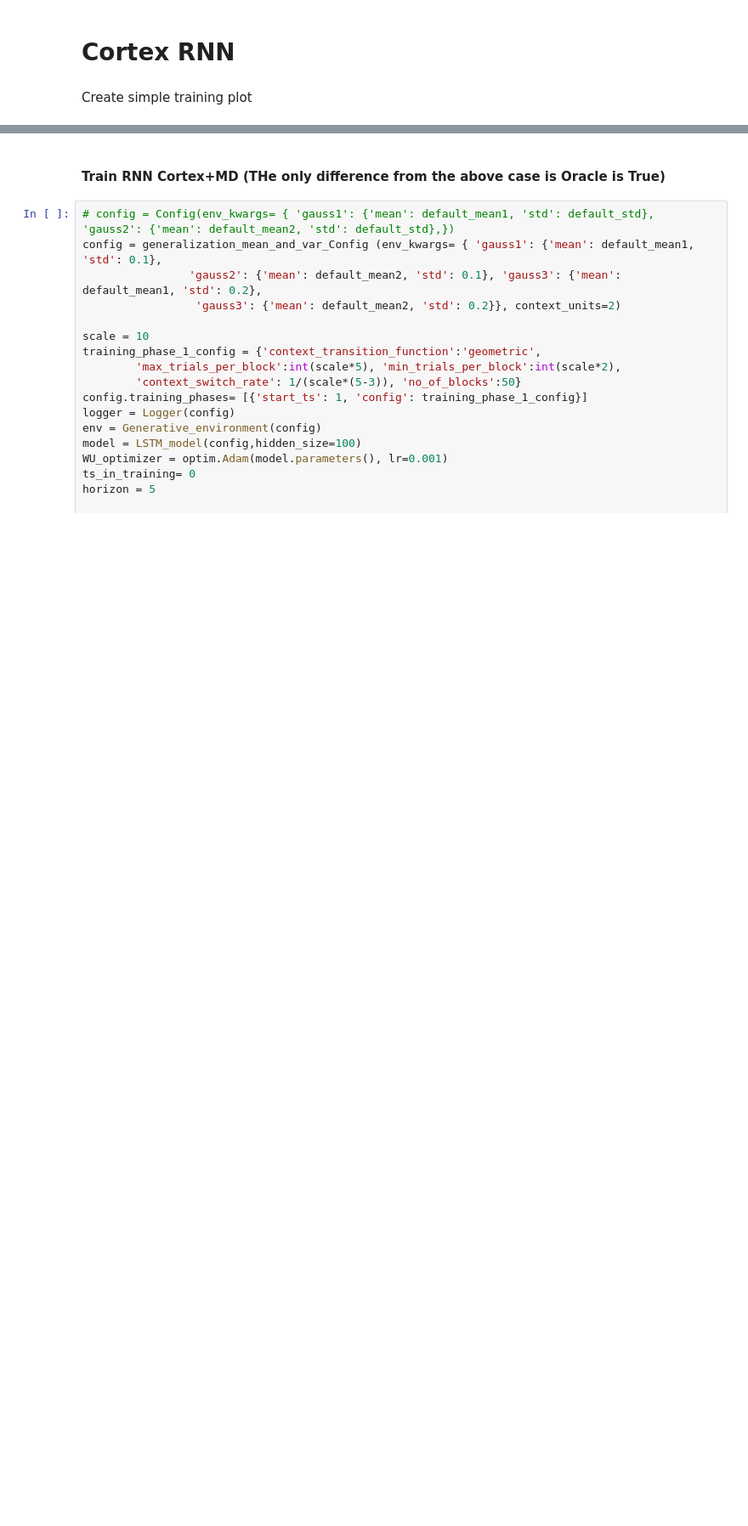
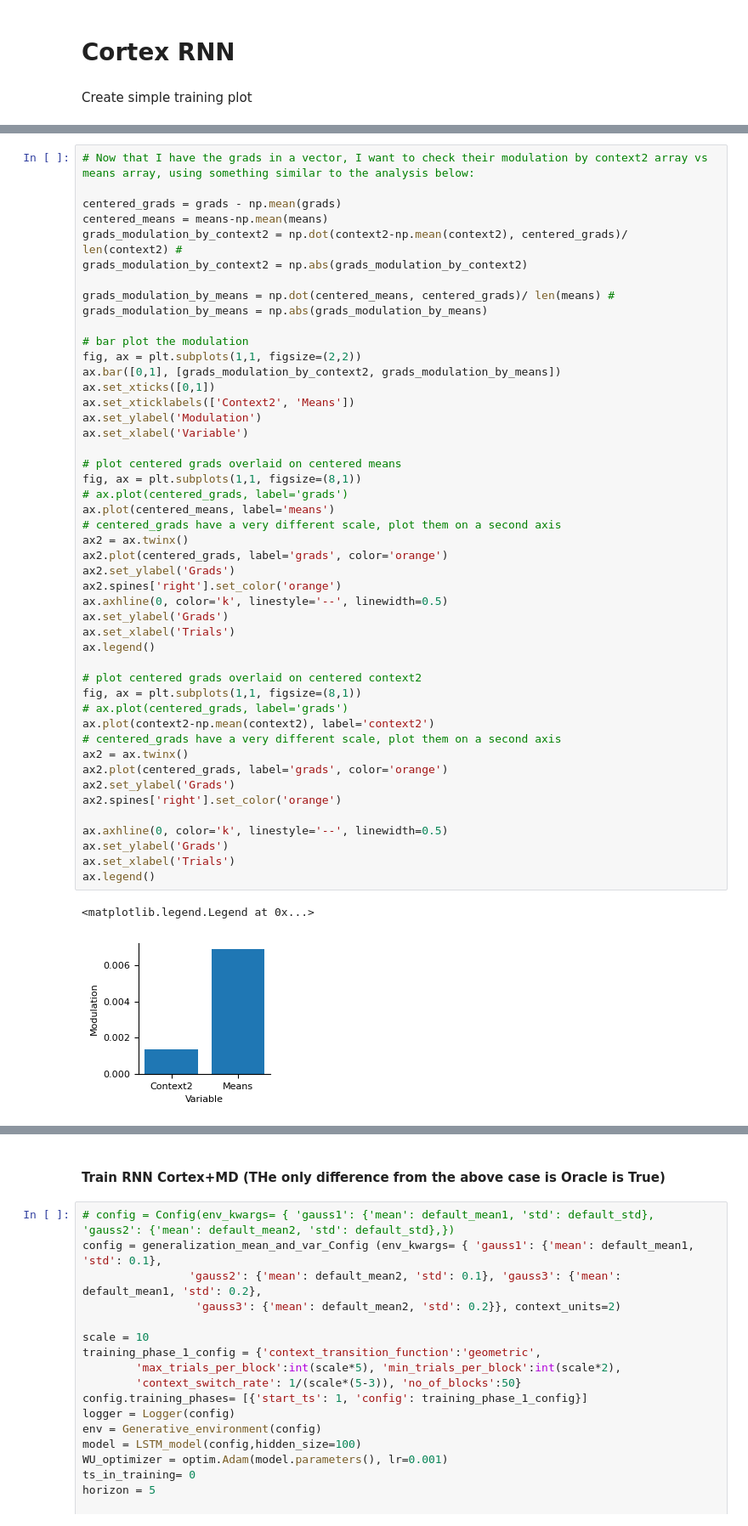
Before and after one commit to hummosa/contextual_switching_task, a Jupyter notebook: hierarchical_gaussians.ipynb, the cells around one changed output, grey strips where cells are left out. Shown at 85% size. Cells and saved outputs as stored; diff of their text form; blank space fills up the shorter version.

```diff
--- a/hierarchical_gaussians.ipynb
+++ b/hierarchical_gaussians.ipynb
@@ -127,0 +173,50 @@ plt.tight_layout()
+# %%
+# Now that I have the grads in a vector, I want to check their modulation by context2 array vs means array, using something similar to the analysis below:
+
+centered_grads = grads - np.mean(grads)
+centered_means = means-np.mean(means)
+grads_modulation_by_context2 = np.dot(context2-np.mean(context2), centered_grads)/ len(context2) #
+grads_modulation_by_context2 = np.abs(grads_modulation_by_context2)
+
+grads_modulation_by_means = np.dot(centered_means, centered_grads)/ len(means) #
+grads_modulation_by_means = np.abs(grads_modulation_by_means)
+
+# bar plot the modulation
+fig, ax = plt.subplots(1,1, figsize=(2,2))
+ax.bar([0,1], [grads_modulation_by_context2, grads_modulation_by_means])
+ax.set_xticks([0,1])
+ax.set_xticklabels(['Context2', 'Means'])
+ax.set_ylabel('Modulation')
+ax.set_xlabel('Variable')
+
+# plot centered grads overlaid on centered means
+fig, ax = plt.subplots(1,1, figsize=(8,1))
+# ax.plot(centered_grads, label='grads')
+ax.plot(centered_means, label='means')
+# centered_grads have a very different scale, plot them on a second axis
+ax2 = ax.twinx()
+ax2.plot(centered_grads, label='grads', color='orange')
+ax2.set_ylabel('Grads')
+ax2.spines['right'].set_color('orange')
+ax.axhline(0, color='k', linestyle='--', linewidth=0.5)
+ax.set_ylabel('Grads')
+ax.set_xlabel('Trials')
+ax.legend()
+
+# plot centered grads overlaid on centered context2
+fig, ax = plt.subplots(1,1, figsize=(8,1))
+# ax.plot(centered_grads, label='grads')
+ax.plot(context2-np.mean(context2), label='context2')
+# centered_grads have a very different scale, plot them on a second axis
+ax2 = ax.twinx()
+ax2.plot(centered_grads, label='grads', color='orange')
+ax2.set_ylabel('Grads')
+ax2.spines['right'].set_color('orange')
+
+ax.axhline(0, color='k', linestyle='--', linewidth=0.5)
+ax.set_ylabel('Grads')
+ax.set_xlabel('Trials')
+ax.legend()
+# %% [output]
+<matplotlib.legend.Legend at 0x...>
+[figure, added]
```
Also changed, not shown: parts of 8 cells of this notebook, 1 other file.
